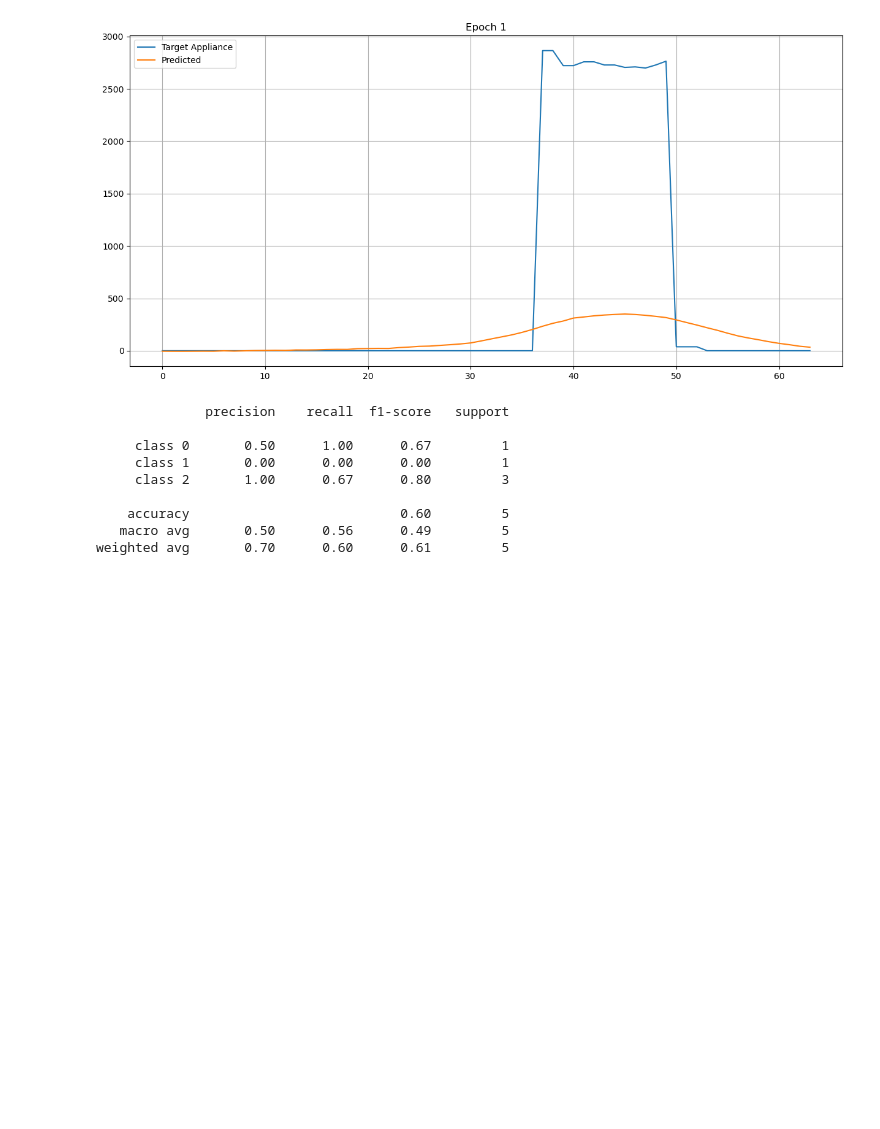
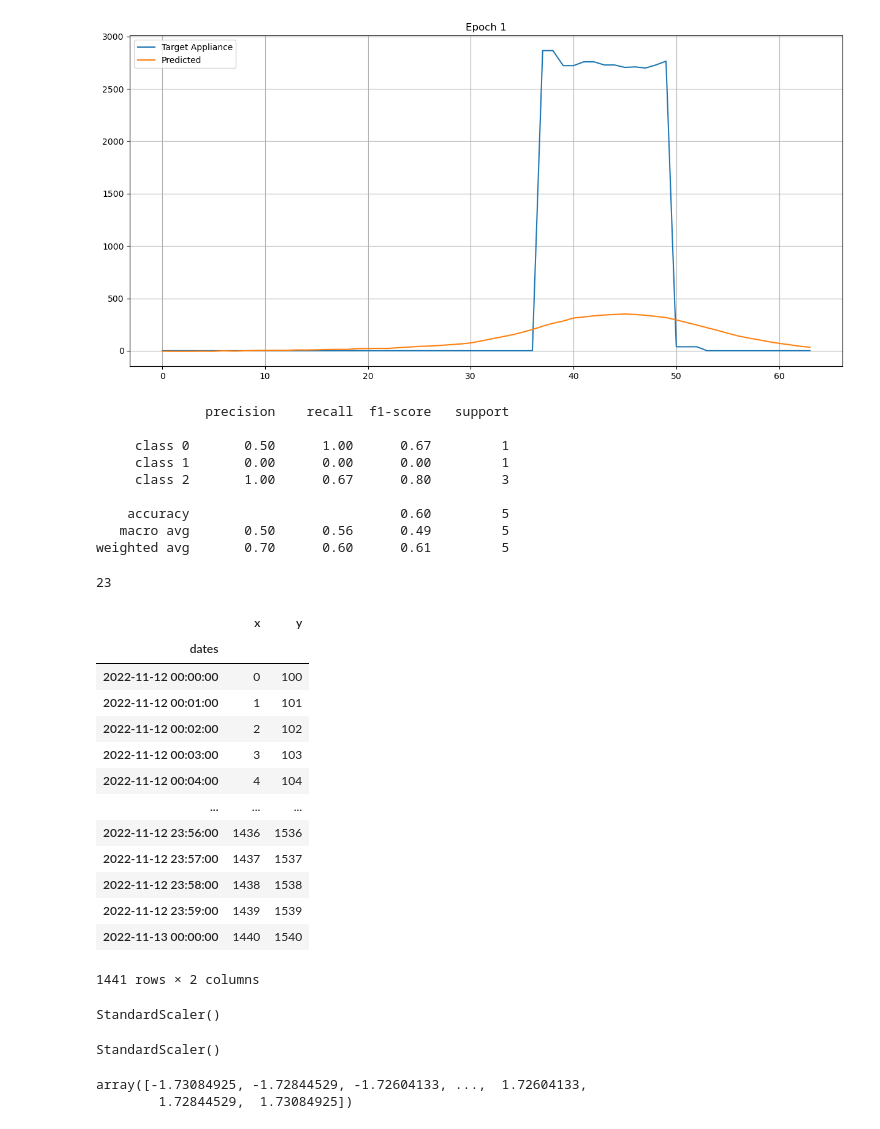
Before and after one commit to mahnoor-shahid/seq2point, a Jupyter notebook: analysis.ipynb, the cells around one changed output. Drawn from its saved outputs; the diff is of its cells as text; code cells hidden in the pictures; blank space fills up the shorter version.

```diff
--- a/analysis.ipynb
+++ b/analysis.ipynb
@@ -45,0 +52,4 @@ weighted avg       0.70      0.60      0.61         5
+# %%
+results[0]
+# %% [output]
+23
@@ -45,0 +61,29 @@ weighted avg       0.70      0.60      0.61         5
+# %%
+dates = pd.date_range(start='2022-11-12', end = '2022-11-13', freq='T')
+df = pd.DataFrame({'dates':dates, 'x': np.arange(0, len(dates)), 'y': np.arange(100, len(dates)+100)}).set_index('dates')
+# %%
+df
+# %% [output]
+|  | x | y |
+| dates |  |  |
+| 2022-11-12 00:00:00 | 0 | 100 |
+| 2022-11-12 00:01:00 | 1 | 101 |
+| 2022-11-12 00:02:00 | 2 | 102 |
+| 2022-11-12 00:03:00 | 3 | 103 |
+| 2022-11-12 00:04:00 | 4 | 104 |
+| ... | ... | ... |
+| 2022-11-12 23:56:00 | 1436 | 1536 |
+| 2022-11-12 23:57:00 | 1437 | 1537 |
+| 2022-11-12 23:58:00 | 1438 | 1538 |
+| 2022-11-12 23:59:00 | 1439 | 1539 |
+| 2022-11-13 00:00:00 | 1440 | 1540 |
+1441 rows × 2 columns
+# %%
+_X_scaler.fit(df[df.columns[0]].values.reshape(-1, 1))
+_y_scaler.fit(df[df.columns[-1]].values.reshape(-1, 1))
+# %% [output]
+StandardScaler()
+# %%
+_y_scaler
+# %% [output]
+StandardScaler()
@@ -45,0 +98,5 @@ weighted avg       0.70      0.60      0.61         5
+# %%
+X
+# %% [output]
+array([-1.73084925, -1.72844529, -1.72604133, ...,  1.72604133,
+        1.72844529,  1.73084925])
```
Also changed, not shown: parts of 7 cells of this notebook, 10 other files.
